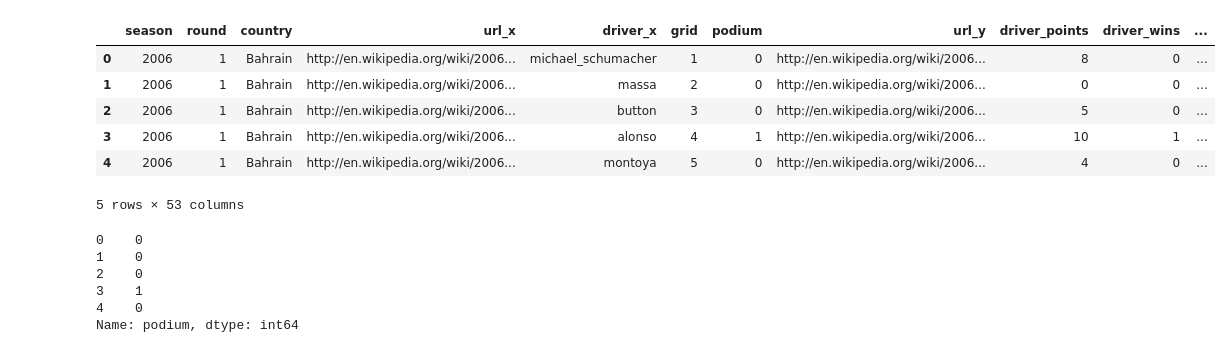
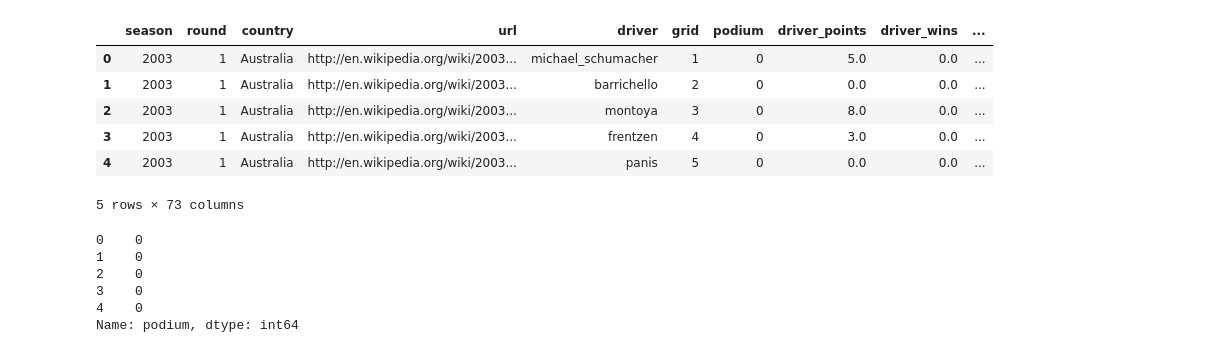
Before and after one commit to ruiichen/formulawon, a Jupyter notebook: pytorched/model.ipynb, the cells around one changed output. Saved outputs shown, nothing was run; the diff lists cells and outputs as text; code cells hidden in the pictures.

```diff
--- a/pytorched/model.ipynb
+++ b/pytorched/model.ipynb
@@ -9,4 +9,4 @@ import pandas as pd
 from sklearn.preprocessing import StandardScaler
 import torch.nn.functional as F
 # %%
-data = pd.read_csv('data/final_df.csv')
+data = pd.read_csv('pytorched/data/processed_data.csv')
@@ -13,19 +35,19 @@ data = pd.read_csv('data/final_df.csv')
 # %%
 df = data.copy()
 df.podium = df.podium.map(lambda x: 1 if x == 1 else 0)
 
-train = df[df.season <2019]
+train = df[df.season <2021]
 train.head()
 # %% [output]
-|  | season | round | country | url_x | driver_x | grid | podium | url_y | driver_points | driver_wins | ... |
-| 0 | 2006 | 1 | Bahrain | http://en.wikipedia.org/wiki/2006... | michael_schumacher | 1 | 0 | http://en.wikipedia.org/wiki/2006... | 8 | 0 | ... |
-| 1 | 2006 | 1 | Bahrain | http://en.wikipedia.org/wiki/2006... | massa | 2 | 0 | http://en.wikipedia.org/wiki/2006... | 0 | 0 | ... |
-| 2 | 2006 | 1 | Bahrain | http://en.wikipedia.org/wiki/2006... | button | 3 | 0 | http://en.wikipedia.org/wiki/2006... | 5 | 0 | ... |
-| 3 | 2006 | 1 | Bahrain | http://en.wikipedia.org/wiki/2006... | alonso | 4 | 1 | http://en.wikipedia.org/wiki/2006... | 10 | 1 | ... |
-| 4 | 2006 | 1 | Bahrain | http://en.wikipedia.org/wiki/2006... | montoya | 5 | 0 | http://en.wikipedia.org/wiki/2006... | 4 | 0 | ... |
+|  | season | round | country | url | driver | grid | podium | driver_points | driver_wins | ... |
+| 0 | 2003 | 1 | Australia | http://en.wikipedia.org/wiki/2003... | michael_schumacher | 1 | 0 | 5.0 | 0.0 | ... |
+| 1 | 2003 | 1 | Australia | http://en.wikipedia.org/wiki/2003... | barrichello | 2 | 0 | 0.0 | 0.0 | ... |
+| 2 | 2003 | 1 | Australia | http://en.wikipedia.org/wiki/2003... | montoya | 3 | 0 | 8.0 | 0.0 | ... |
+| 3 | 2003 | 1 | Australia | http://en.wikipedia.org/wiki/2003... | frentzen | 4 | 0 | 3.0 | 0.0 | ... |
+| 4 | 2003 | 1 | Australia | http://en.wikipedia.org/wiki/2003... | panis | 5 | 0 | 0.0 | 0.0 | ... |
-5 rows × 53 columns
+5 rows × 73 columns
 # %%
-X_train = train.drop(['driver_x', 'country', 'podium', 'url_x', 'url_y', 'driver_y'], axis = 1)
+X_train = train.drop(['driver', 'country', 'podium', 'url'], axis = 1)
 y_train = train.podium
 
 scaler = StandardScaler()
@@ -34,7 +56,7 @@ y_train.head()
 0    0
 1    0
 2    0
-3    1
+3    0
 4    0
 Name: podium, dtype: int64
 # %%
```
Also changed, not shown: parts of 10 cells of this notebook.
